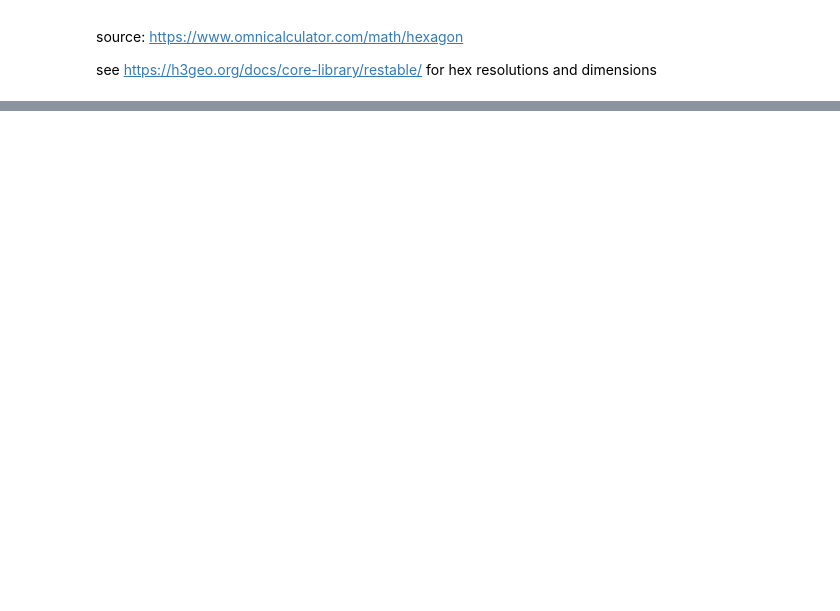
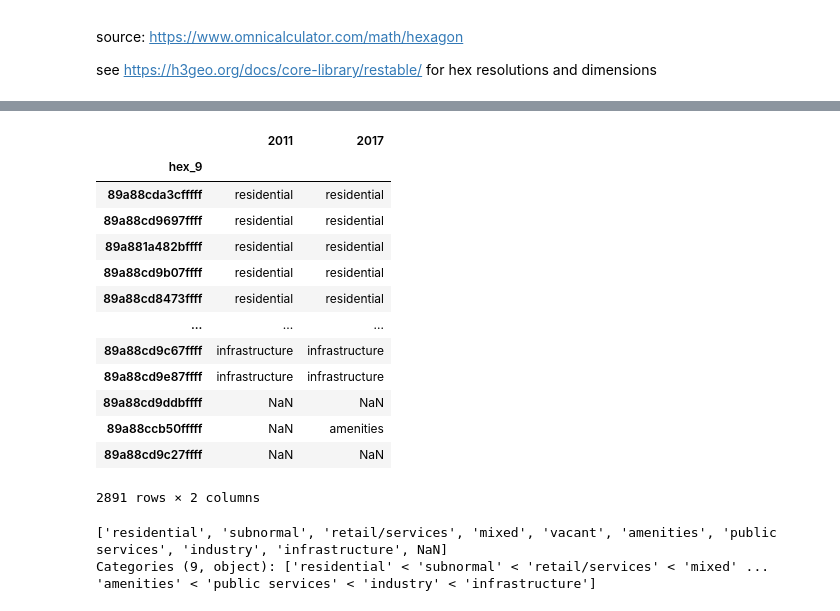
Before and after one commit to zehbrandao/thesis, a Jupyter notebook: C00_empirical_analysis_measures.ipynb, the cells around one changed output, grey strips where cells are left out. Cells and saved outputs as stored; diff of their text form; code cells hidden in the pictures; blank space fills up the shorter version.

```diff
--- a/C00_empirical_analysis_measures.ipynb
+++ b/C00_empirical_analysis_measures.ipynb
@@ -376,2 +371,5 @@ def get_local_effects(lu_maps, t0, t1):
 # %%
-inertias, convertions = get_local_effects(hexes, 2011, 2017)
+cats = ['residential', 'subnormal',
+        'retail/services', 'mixed', 'vacant']
+
+inertias, convertions = get_local_effects(hexes, cats, 2011, 2017)
@@ -408,0 +498,27 @@ see https://h3geo.org/docs/core-library/restable/ for hex resolutions and dimens
+# %%
+def get_enrichments(hexes, neighbors, val_uses, t0, t1):
+    modeled_uses = hexes.loc[hexes.use.isin(cats)]
+    transitions = _restructure_data(modeled_uses, t0, t1)
+
+    # TO DO:
+    for use in transitions.groupby(str(t1))
+# %% [output]
+|  | 2011 | 2017 |
+| hex_9 |  |  |
+| 89a88cda3cfffff | residential | residential |
+| 89a88cd9697ffff | residential | residential |
+| 89a881a482bffff | residential | residential |
+| 89a88cd9b07ffff | residential | residential |
+| 89a88cd8473ffff | residential | residential |
+| ... | ... | ... |
+| 89a88cd9c67ffff | infrastructure | infrastructure |
+| 89a88cd9e87ffff | infrastructure | infrastructure |
+| 89a88cd9ddbffff | NaN | NaN |
+| 89a88ccb50fffff | NaN | amenities |
+| 89a88cd9c27ffff | NaN | NaN |
+2891 rows × 2 columns
+# %%
+hexes.use.unique()
+# %% [output]
+['residential', 'subnormal', 'retail/services', 'mixed', 'vacant', 'amenities', 'public services', 'industry', 'infrastructure', NaN]
+Categories (9, object): ['residential' < 'subnormal' < 'retail/services' < 'mixed' ... 'amenities' < 'public services' < 'industry' < 'infrastructure']
```
Also changed, not shown: parts of 20 cells of this notebook, 16 other files.
